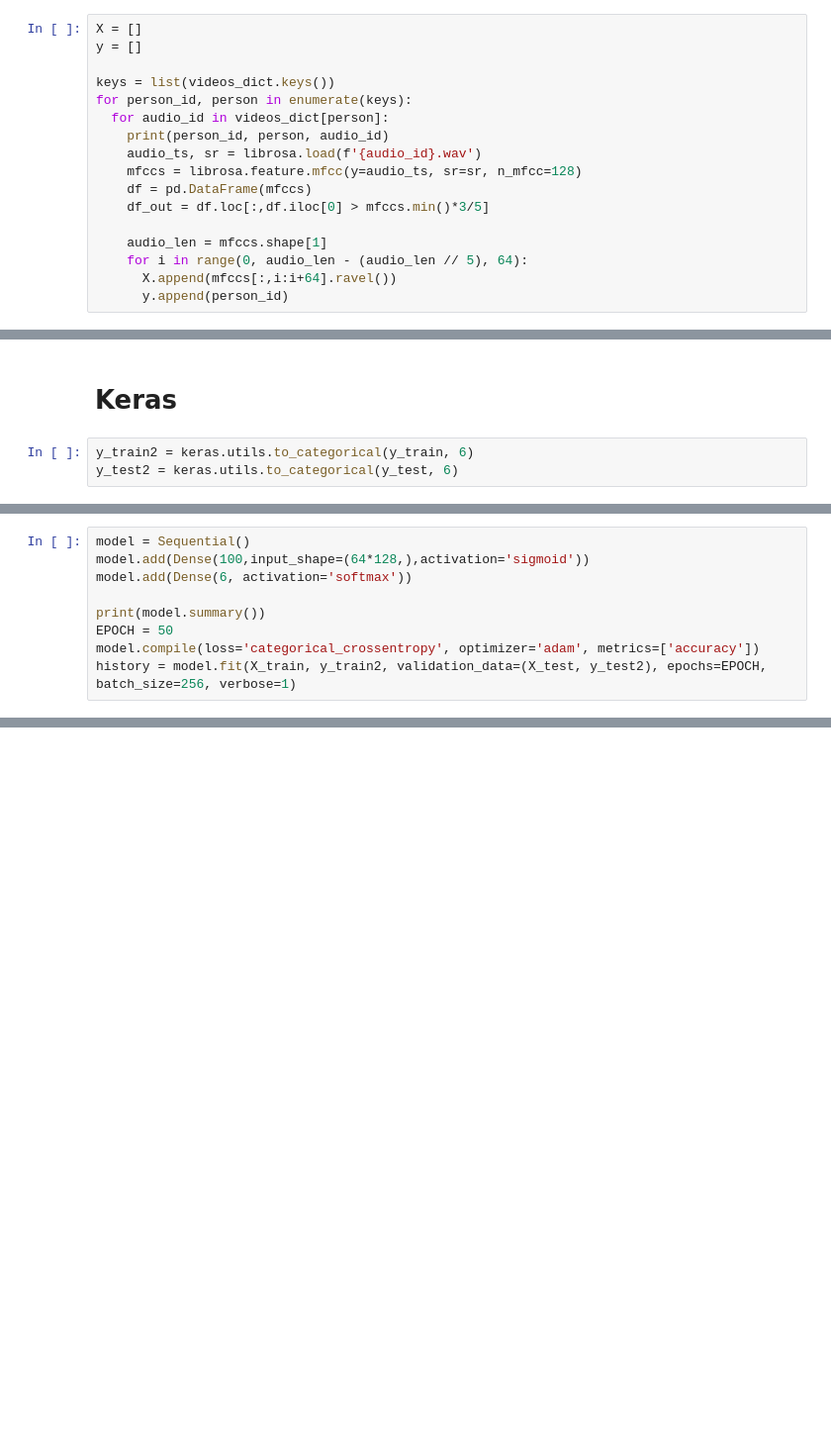
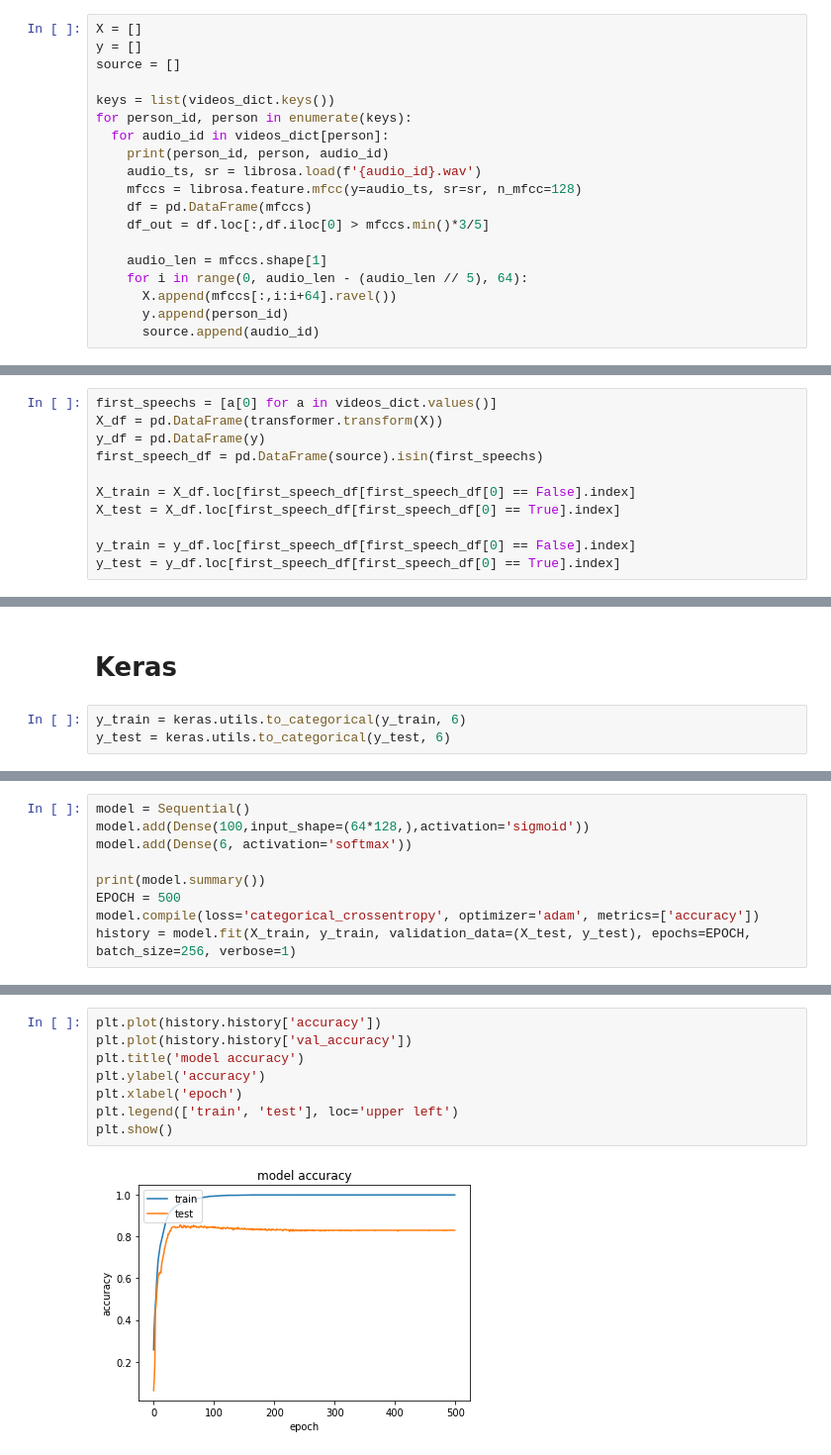
Before and after one commit to jdlozanom/deep-learning-experiments, a Jupyter notebook: Voice_recognition.ipynb, the cells around one changed output, grey strips where cells are left out. Shown: that part at 99% size. Drawn from its saved outputs; the diff is of its cells as text; blank space fills up the shorter version.

Commit message:
Update test data

```diff
--- a/Voice_recognition.ipynb
+++ b/Voice_recognition.ipynb
@@ -135,6 +136,7 @@ IPython.display.display(Audio('new.wav'))
 # %%
 X = []
 y = []
+source = []
 
 keys = list(videos_dict.keys())
 for person_id, person in enumerate(keys):
@@ -149,6 +151,7 @@ for person_id, person in enumerate(keys):
     for i in range(0, audio_len - (audio_len // 5), 64):
       X.append(mfccs[:,i:i+64].ravel())
       y.append(person_id)
+      source.append(audio_id)
 # %% [output]
 0 errejon AjiHJNRz7BQ
 0 errejon yQzapET06cA
@@ -193,0 +203,11 @@ X_train, X_test, y_train, y_test = train_test_split(transformer.transform(X), y,
+# %%
+first_speechs = [a[0] for a in videos_dict.values()]
+X_df = pd.DataFrame(transformer.transform(X))
+y_df = pd.DataFrame(y)
+first_speech_df = pd.DataFrame(source).isin(first_speechs)
+
+X_train = X_df.loc[first_speech_df[first_speech_df[0] == False].index]
+X_test = X_df.loc[first_speech_df[first_speech_df[0] == True].index]
+
+y_train = y_df.loc[first_speech_df[first_speech_df[0] == False].index]
+y_test = y_df.loc[first_speech_df[first_speech_df[0] == True].index]
@@ -223,5 +245,5 @@ accuracy_score(y_test, y_pred)
 # %% [markdown]
 # Keras
 # %%
-y_train2 = keras.utils.to_categorical(y_train, 6)
-y_test2 = keras.utils.to_categorical(y_test, 6)
+y_train = keras.utils.to_categorical(y_train, 6)
+y_test = keras.utils.to_categorical(y_test, 6)
@@ -233,9 +263,9 @@ model.add(Dense(100,input_shape=(64*128,),activation='sigmoid'))
 model.add(Dense(6, activation='softmax'))
 
 print(model.summary())
-EPOCH = 50
+EPOCH = 500
 model.compile(loss='categorical_crossentropy', optimizer='adam', metrics=['accuracy'])
-history = model.fit(X_train, y_train2, validation_data=(X_test, y_test2), epochs=EPOCH, batch_size=256, verbose=1)
+history = model.fit(X_train, y_train, validation_data=(X_test, y_test), epochs=EPOCH, batch_size=256, verbose=1)
 # %% [output]
 Model: "sequential_1"
 _________________________________________________________________
@@ -256,0 +287,10 @@ Epoch 50/50
+# %%
+plt.plot(history.history['accuracy'])
+plt.plot(history.history['val_accuracy'])
+plt.title('model accuracy')
+plt.ylabel('accuracy')
+plt.xlabel('epoch')
+plt.legend(['train', 'test'], loc='upper left')
+plt.show()
+# %% [output]
+[figure, added]
```
Also changed, not shown: parts of 18 cells of this notebook.
